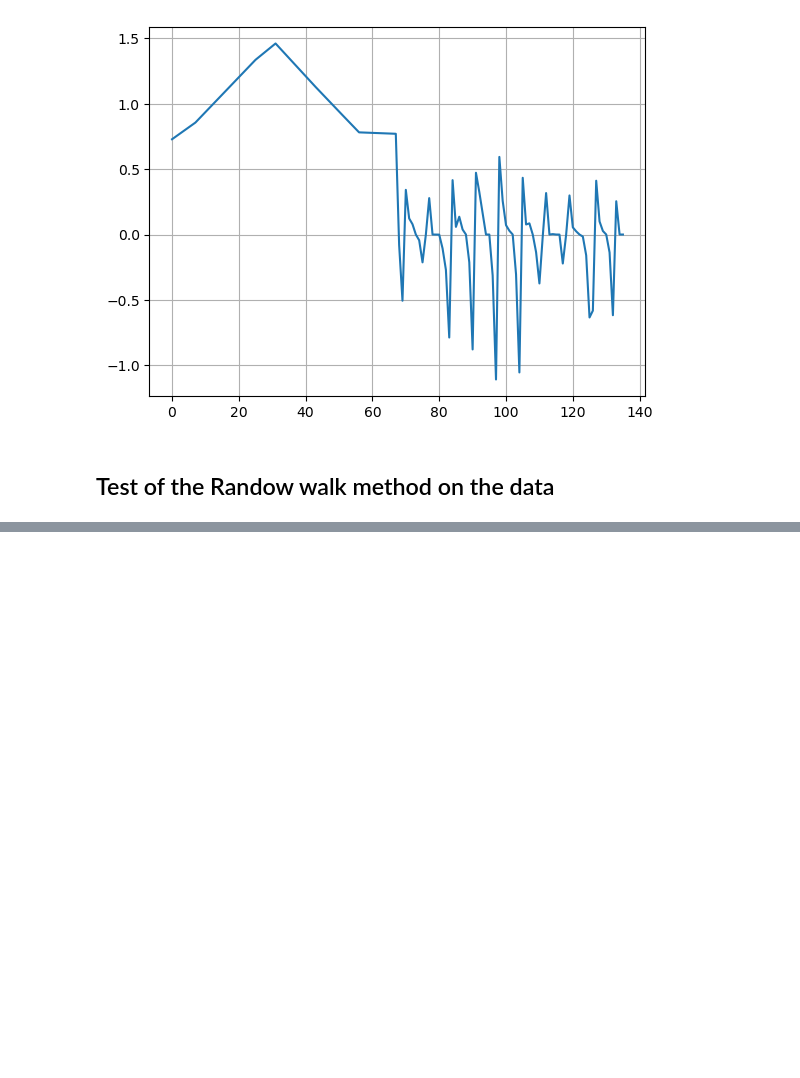
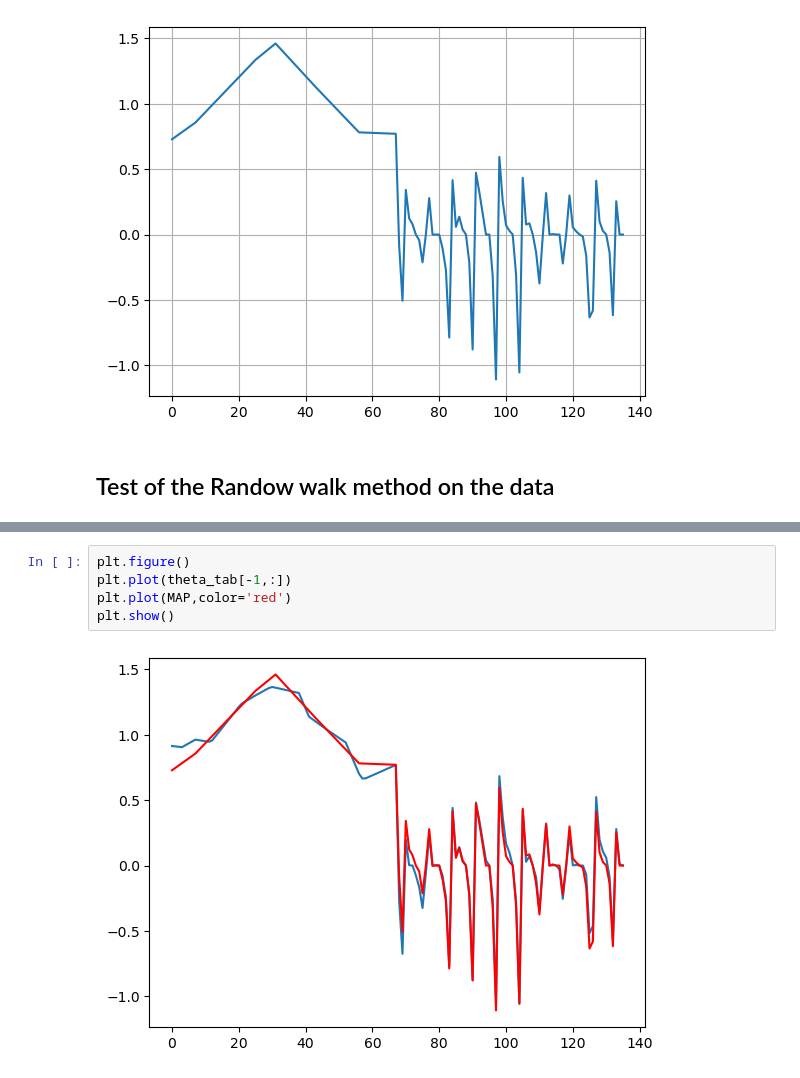
Before and after one commit to vetlerl/mcmc-epidemic, a Jupyter notebook: covid_graphics.ipynb, the cells around one changed output, grey strips where cells are left out. Drawn from its saved outputs; the diff is of its cells as text; blank space fills up the shorter version.

```diff
--- a/covid_graphics.ipynb
+++ b/covid_graphics.ipynb
@@ -97,0 +127,7 @@ plt.show()
+# %%
+plt.figure()
+plt.plot(theta_tab[-1,:])
+plt.plot(MAP,color='red')
+plt.show()
+# %% [output]
+[figure, added]
```
Also changed, not shown: parts of 4 cells of this notebook, 1 other file.
